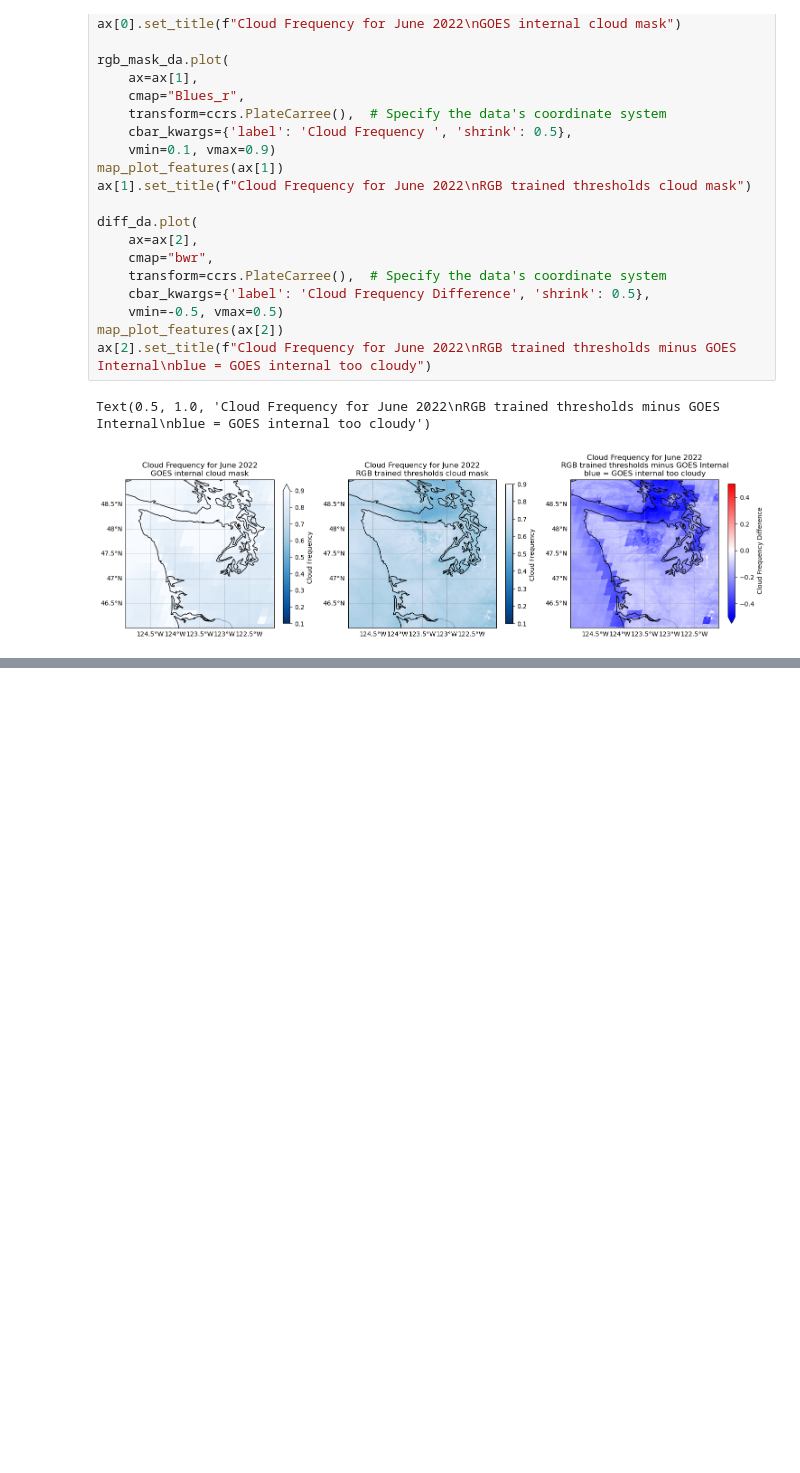
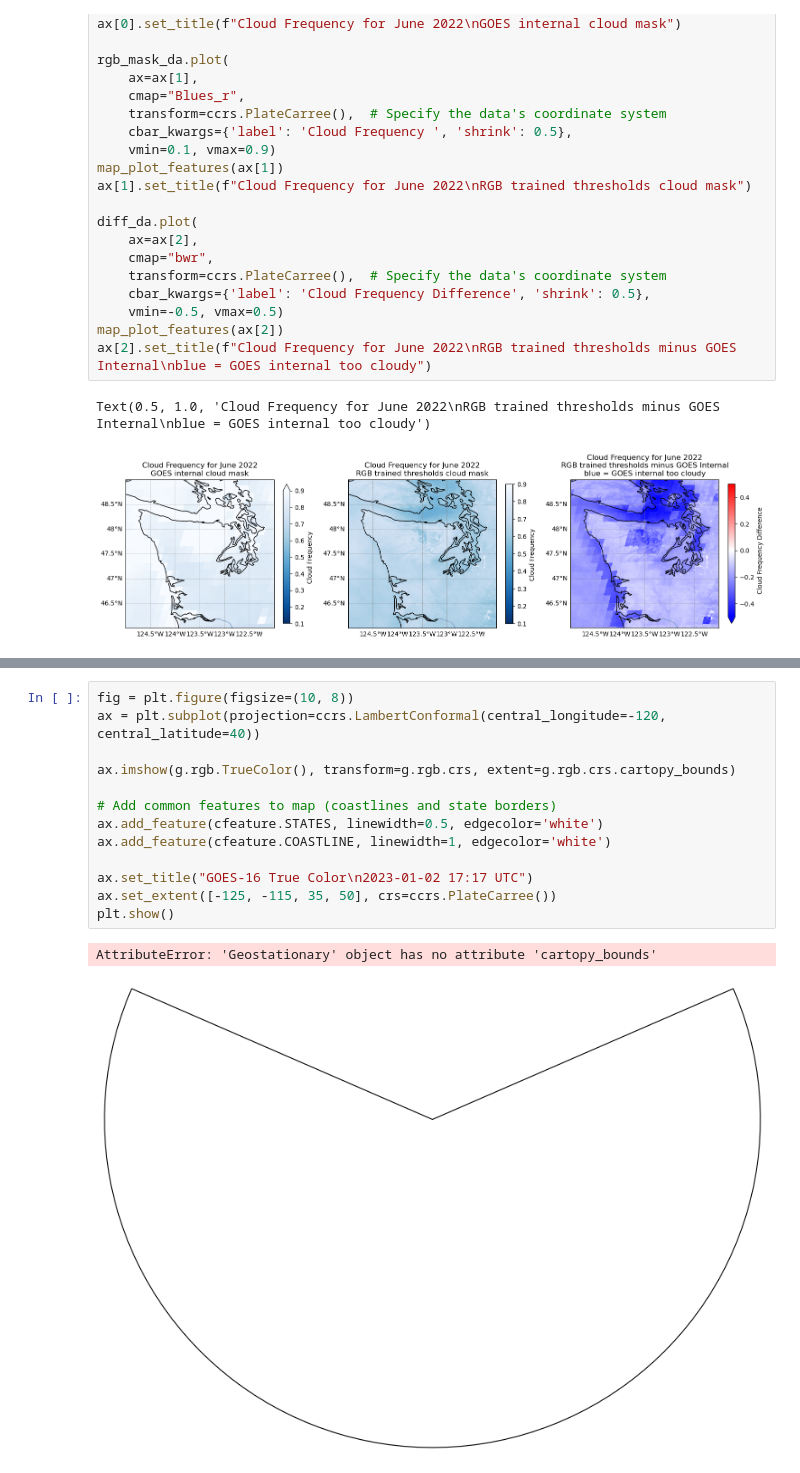
Before and after one commit to clinton-alden/goes_clouds, a Jupyter notebook: analysis/07_compare_goes_to_rgb_cloud_freq.ipynb, the cells around one changed output, grey strips where cells are left out. Drawn from its saved outputs; the diff is of its cells as text; blank space fills up the shorter version.

```diff
--- a/analysis/07_compare_goes_to_rgb_cloud_freq.ipynb
+++ b/analysis/07_compare_goes_to_rgb_cloud_freq.ipynb
@@ -85,0 +155,16 @@ Text(0.5, 1.0, 'Cloud Frequency for June 2022\nRGB trained thresholds minus GOES
+# %%
+fig = plt.figure(figsize=(10, 8))
+ax = plt.subplot(projection=ccrs.LambertConformal(central_longitude=-120, central_latitude=40))
+
+ax.imshow(g.rgb.TrueColor(), transform=g.rgb.crs, extent=g.rgb.crs.cartopy_bounds)
+
+# Add common features to map (coastlines and state borders)
+ax.add_feature(cfeature.STATES, linewidth=0.5, edgecolor='white')
+ax.add_feature(cfeature.COASTLINE, linewidth=1, edgecolor='white')
+
+ax.set_title("GOES-16 True Color\n2023-01-02 17:17 UTC")
+ax.set_extent([-125, -115, 35, 50], crs=ccrs.PlateCarree())
+plt.show()
+# %% [output]
+AttributeError: 'Geostationary' object has no attribute 'cartopy_bounds'
+[figure, added]
```
Also changed, not shown: parts of 4 cells of this notebook, 20 other files.
